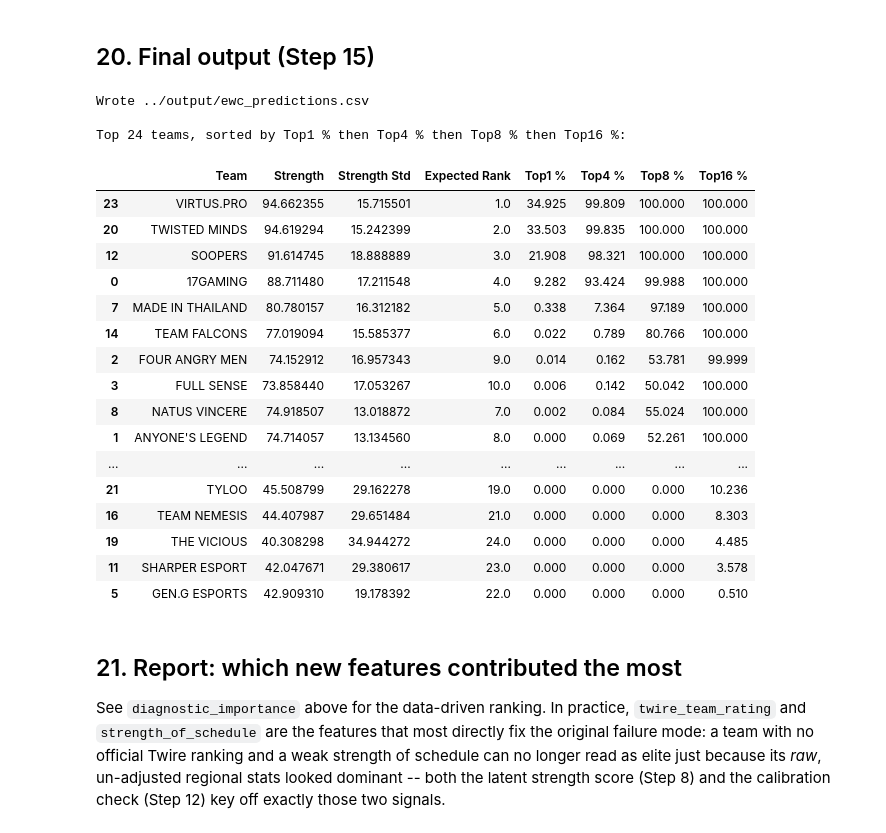
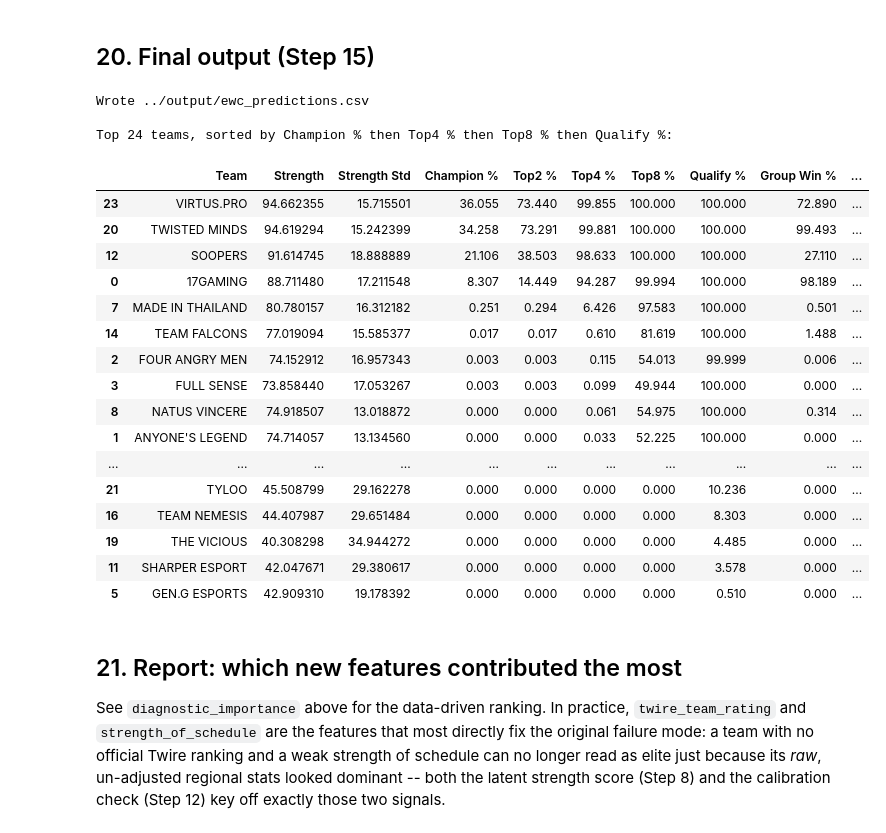
Before and after one commit to NTMQuannuaQMTN/ewcpubg, a Jupyter notebook: notebooks/ewcpubg.ipynb, the cells around one changed output. Saved outputs shown, nothing was run; the diff lists cells and outputs as text; code cells hidden in the pictures.

```diff
--- a/notebooks/ewcpubg.ipynb
+++ b/notebooks/ewcpubg.ipynb
@@ -1732,7 +1734,7 @@ def expected_kills_for_strength(strength):
     return MIN_EXPECTED_KILLS + (np.clip(strength, 0, 100) / 100.0) * (MAX_EXPECTED_KILLS - MIN_EXPECTED_KILLS)
 
 
-def simulate_match_points(strength, std, n_sims, n_teams, rng, active_mask=None):
+def simulate_match(strength, std, n_sims, n_teams, rng, active_mask=None):
     """One simulated match for `n_teams` teams, `n_sims` times at once.
     Returns (match_points, kills, ranks), each shaped (n_sims, n_teams).
 
@@ -2173,54 +2233,65 @@ diagnostic_importance
 # %%
 final_output = (
     ewc_strength[["team", "team_strength", "strength_std"]]
-    .merge(grand_final_results[["team", "top1_pct", "top4_pct", "top8_pct", "top16_pct"]], on="team", how="left")
+    .merge(
+        grand_final_results[[
+            "team", "top1_pct", "top2_pct", "top4_pct", "top8_pct", "top16_pct",
+            "reach_match_point_pct", "first_to_match_point_pct",
+            "avg_final_placement", "avg_final_points",
+        ]],
+        on="team", how="left",
+    )
+    .merge(qualification_df[["team", "group_win_pct"]], on="team", how="left")
     .fillna(0)
-)
-
-final_output["expected_rank"] = (
-    final_output["team_strength"].rank(ascending=False, method="min")
 )
 
 final_output = final_output.rename(columns={
     "team": "Team",
     "team_strength": "Strength",
     "strength_std": "Strength Std",
-    "expected_rank": "Expected Rank",
-    "top1_pct": "Top1 %",
+    "top1_pct": "Champion %",
+    "top2_pct": "Top2 %",
     "top4_pct": "Top4 %",
     "top8_pct": "Top8 %",
-    "top16_pct": "Top16 %",
+    "top16_pct": "Qualify %",
+    "group_win_pct": "Group Win %",
+    "reach_match_point_pct": "Reach Match Point %",
+    "first_to_match_point_pct": "First to Match Point %",
+    "avg_final_placement": "Avg Final Placement",
+    "avg_final_points": "Avg Final Points",
 })[[
-    "Team", "Strength", "Strength Std", "Expected Rank",
-    "Top1 %", "Top4 %", "Top8 %", "Top16 %",
-]].sort_values(["Top1 %", "Top4 %", "Top8 %", "Top16 %"], ascending=False)
+    "Team", "Strength", "Strength Std",
+    "Champion %", "Top2 %", "Top4 %", "Top8 %", "Qualify %", "Group Win %",
+    "Reach Match Point %", "First to Match Point %",
+    "Avg Final Placement", "Avg Final Points",
+]].sort_values(["Champion %", "Top4 %", "Top8 %", "Qualify %"], ascending=False)
 
 final_output.to_csv(f"{OUTPUT_DIR}/ewc_predictions.csv", index=False)
 
 print(f"Wrote {OUTPUT_DIR}/ewc_predictions.csv\n")
-print("Top 24 teams, sorted by Top1 % then Top4 % then Top8 % then Top16 %:")
+print("Top 24 teams, sorted by Champion % then Top4 % then Top8 % then Qualify %:")
 final_output
 # %% [output]
 Wrote ../output/ewc_predictions.csv
 
-Top 24 teams, sorted by Top1 % then Top4 % then Top8 % then Top16 %:
+Top 24 teams, sorted by Champion % then Top4 % then Top8 % then Qualify %:
-|  | Team | Strength | Strength Std | Expected Rank | Top1 % | Top4 % | Top8 % | Top16 % |
-| 23 | VIRTUS.PRO | 94.662355 | 15.715501 | 1.0 | 34.925 | 99.809 | 100.000 | 100.000 |
-| 20 | TWISTED MINDS | 94.619294 | 15.242399 | 2.0 | 33.503 | 99.835 | 100.000 | 100.000 |
-| 12 | SOOPERS | 91.614745 | 18.888889 | 3.0 | 21.908 | 98.321 | 100.000 | 100.000 |
-| 0 | 17GAMING | 88.711480 | 17.211548 | 4.0 | 9.282 | 93.424 | 99.988 | 100.000 |
-| 7 | MADE IN THAILAND | 80.780157 | 16.312182 | 5.0 | 0.338 | 7.364 | 97.189 | 100.000 |
-| 14 | TEAM FALCONS | 77.019094 | 15.585377 | 6.0 | 0.022 | 0.789 | 80.766 | 100.000 |
-| 2 | FOUR ANGRY MEN | 74.152912 | 16.957343 | 9.0 | 0.014 | 0.162 | 53.781 | 99.999 |
-| 3 | FULL SENSE | 73.858440 | 17.053267 | 10.0 | 0.006 | 0.142 | 50.042 | 100.000 |
-| 8 | NATUS VINCERE | 74.918507 | 13.018872 | 7.0 | 0.002 | 0.084 | 55.024 | 100.000 |
-| 1 | ANYONE'S LEGEND | 74.714057 | 13.134560 | 8.0 | 0.000 | 0.069 | 52.261 | 100.000 |
-| ... | ... | ... | ... | ... | ... | ... | ... | ... |
-| 21 | TYLOO | 45.508799 | 29.162278 | 19.0 | 0.000 | 0.000 | 0.000 | 10.236 |
-| 16 | TEAM NEMESIS | 44.407987 | 29.651484 | 21.0 | 0.000 | 0.000 | 0.000 | 8.303 |
-| 19 | THE VICIOUS | 40.308298 | 34.944272 | 24.0 | 0.000 | 0.000 | 0.000 | 4.485 |
-| 11 | SHARPER ESPORT | 42.047671 | 29.380617 | 23.0 | 0.000 | 0.000 | 0.000 | 3.578 |
-| 5 | GEN.G ESPORTS | 42.909310 | 19.178392 | 22.0 | 0.000 | 0.000 | 0.000 | 0.510 |
+|  | Team | Strength | Strength Std | Champion % | Top2 % | Top4 % | Top8 % | Qualify % | Group Win % | ... |
+| 23 | VIRTUS.PRO | 94.662355 | 15.715501 | 36.055 | 73.440 | 99.855 | 100.000 | 100.000 | 72.890 | ... |
+| 20 | TWISTED MINDS | 94.619294 | 15.242399 | 34.258 | 73.291 | 99.881 | 100.000 | 100.000 | 99.493 | ... |
+| 12 | SOOPERS | 91.614745 | 18.888889 | 21.106 | 38.503 | 98.633 | 100.000 | 100.000 | 27.110 | ... |
+| 0 | 17GAMING | 88.711480 | 17.211548 | 8.307 | 14.449 | 94.287 | 99.994 | 100.000 | 98.189 | ... |
+| 7 | MADE IN THAILAND | 80.780157 | 16.312182 | 0.251 | 0.294 | 6.426 | 97.583 | 100.000 | 0.501 | ... |
+| 14 | TEAM FALCONS | 77.019094 | 15.585377 | 0.017 | 0.017 | 0.610 | 81.619 | 100.000 | 1.488 | ... |
+| 2 | FOUR ANGRY MEN | 74.152912 | 16.957343 | 0.003 | 0.003 | 0.115 | 54.013 | 99.999 | 0.006 | ... |
+| 3 | FULL SENSE | 73.858440 | 17.053267 | 0.003 | 0.003 | 0.099 | 49.944 | 100.000 | 0.000 | ... |
+| 8 | NATUS VINCERE | 74.918507 | 13.018872 | 0.000 | 0.000 | 0.061 | 54.975 | 100.000 | 0.314 | ... |
+| 1 | ANYONE'S LEGEND | 74.714057 | 13.134560 | 0.000 | 0.000 | 0.033 | 52.225 | 100.000 | 0.000 | ... |
+| ... | ... | ... | ... | ... | ... | ... | ... | ... | ... | ... |
+| 21 | TYLOO | 45.508799 | 29.162278 | 0.000 | 0.000 | 0.000 | 0.000 | 10.236 | 0.000 | ... |
+| 16 | TEAM NEMESIS | 44.407987 | 29.651484 | 0.000 | 0.000 | 0.000 | 0.000 | 8.303 | 0.000 | ... |
+| 19 | THE VICIOUS | 40.308298 | 34.944272 | 0.000 | 0.000 | 0.000 | 0.000 | 4.485 | 0.000 | ... |
+| 11 | SHARPER ESPORT | 42.047671 | 29.380617 | 0.000 | 0.000 | 0.000 | 0.000 | 3.578 | 0.000 | ... |
+| 5 | GEN.G ESPORTS | 42.909310 | 19.178392 | 0.000 | 0.000 | 0.000 | 0.000 | 0.510 | 0.000 | ... |
 # %% [markdown]
 ## 21. Report: which new features contributed the most
 
```
Also changed, not shown: parts of 5 cells of this notebook.
